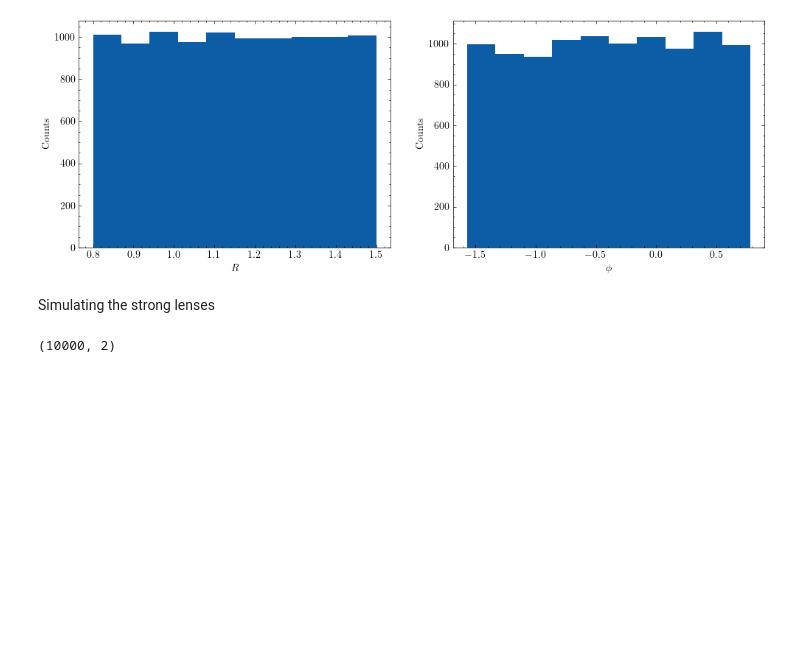
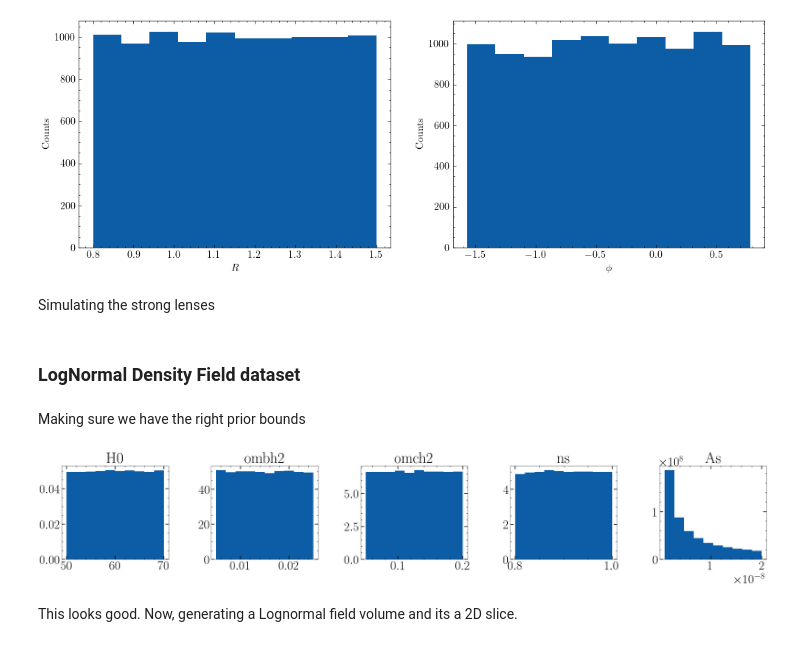
Before and after one commit to noe-dia/astro-ml-peek, a Jupyter notebook: notebooks/dev/toy_datasets.ipynb, the cells around one changed output. Saved outputs shown, nothing was run; the diff lists cells and outputs as text; code cells hidden in the pictures; blank space fills up the shorter version.

Commit message:
Added code to generate 2D LogNormal density fields

```diff
--- a/notebooks/dev/toy_datasets.ipynb
+++ b/notebooks/dev/toy_datasets.ipynb
@@ -374,7 +374,3 @@ dset = Dataset.from_dict({
 
 dir = "C:/Users/noedi/Desktop/Ciela/Projects/classes/crl/data/datasets/strong_lenses"
 dset.save_to_disk(dir)
-# %%
-theta
-# %% [output]
-(10000, 2)
@@ -382,0 +377,41 @@ simulate_s
+# %% [markdown]
+### LogNormal Density Field dataset
+# %%
+from astro_peek.utils import load_yaml
+from astro_peek.datasets import *
+from scipy.stats import uniform, loguniform
+import matplotlib.pyplot as plt
+import scienceplots
+plt.style.use('science')
+plt.rcParams.update({
+         "font.size": 30,
+         'xtick.major.size': 8,
+         'xtick.minor.size': 3,
+         'xtick.major.width': 1.5,
+         'xtick.minor.width': 1,
+         'ytick.major.size': 8,
+         'ytick.minor.size': 3,
+         'ytick.major.width': 1.5,
+         'ytick.minor.width': 1,
+         "lines.linewidth": 2,
+        "legend.fontsize": 30,
+         "image.cmap": "magma"
+        })
+
+prior_cfg = load_yaml("../../astro_peek/datasets/cosmo_prior.yaml")['priors']
+priors = instantiate_priors(prior_cfg)
+# %% [markdown]
+Making sure we have the right prior bounds
+# %%
+fig, axs = plt.subplots(1, 5, figsize = (6 * 5, 4))
+psis = sample_priors(priors, num_samples = 100_000)
+keys = list(priors.keys())
+for i, ax in enumerate(axs):
+    ax.hist(psis[:, i], density = True)
+    ax.set_title(keys[i])
+
+plt.subplots_adjust(wspace = 0.4)
+# %% [output]
+[figure, added]
+# %% [markdown]
+This looks good. Now, generating a Lognormal field volume and its a 2D slice.
```
Also changed, not shown: parts of 11 cells of this notebook, 3 other files.
